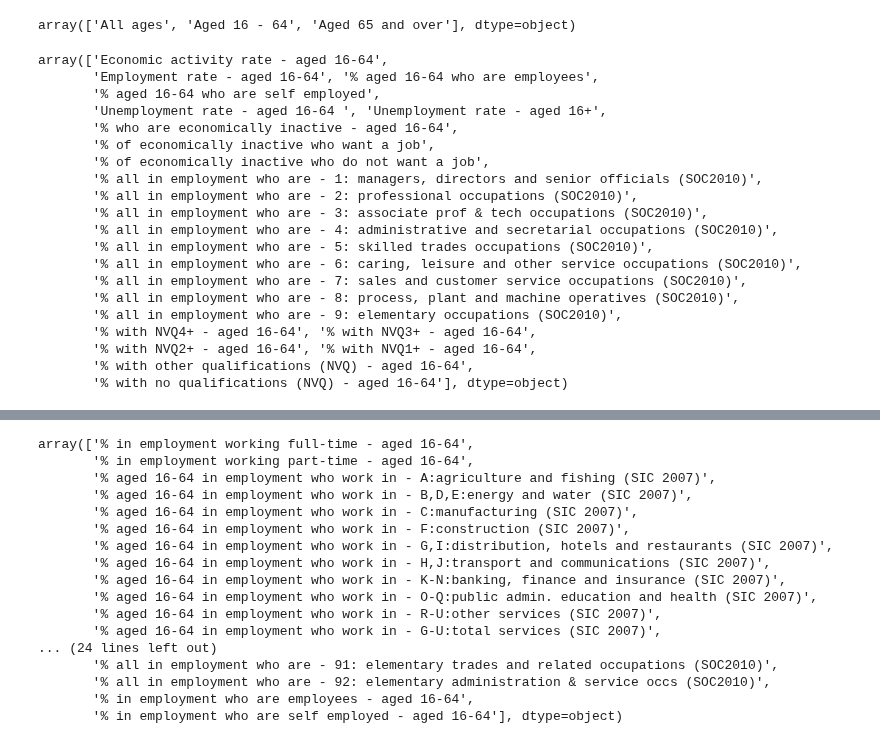
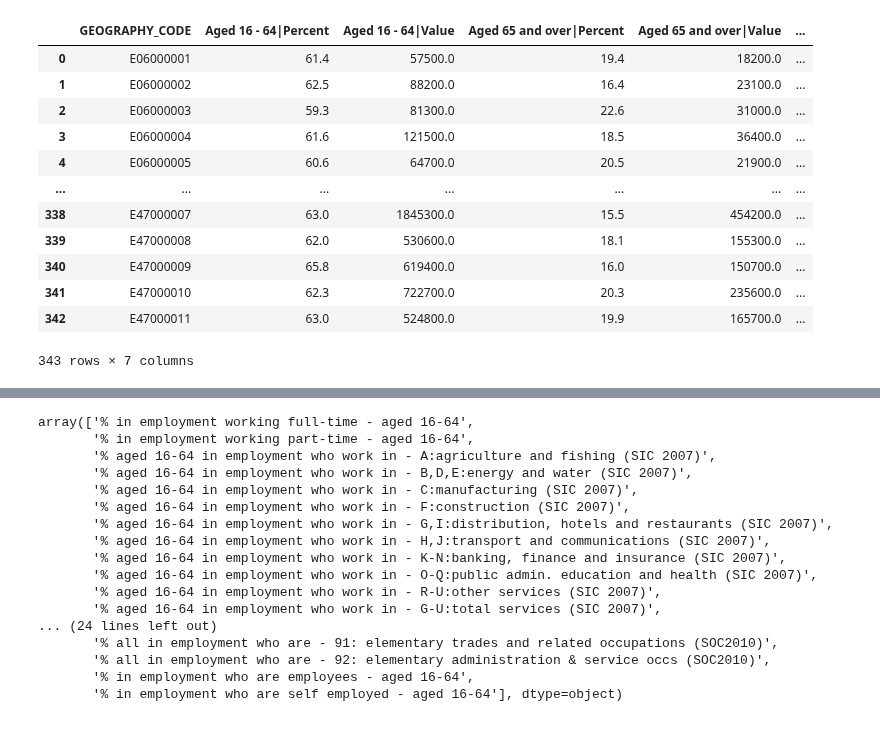
Before and after one commit to craig-shenton/nomis-workforce-clustering, a Jupyter notebook: nomis_data.ipynb, the cells around one changed output, grey strips where cells are left out. Cells and saved outputs as stored; diff of their text form; code cells hidden in the pictures.

```diff
--- a/nomis_data.ipynb
+++ b/nomis_data.ipynb
@@ -7,38 +27,31 @@ import json
 # NOMIS API - Population estimates - local authority based by five year age band
 url = 'https://www.nomisweb.co.uk/api/v01/dataset/NM_31_1.data.csv?geography=1811939329...1811939332,1811939334...1811939336,1811939338...1811939428,1811939436...1811939442,1811939768,1811939769,1811939443...1811939497,1811939499...1811939501,1811939503,1811939505...1811939507,1811939509...1811939517,1811939519,1811939520,1811939524...1811939570,1811939575...1811939599,1811939601...1811939628,1811939630...1811939634,1811939636...1811939647,1811939649,1811939655...1811939664,1811939667...1811939680,1811939682,1811939683,1811939685,1811939687...1811939704,1811939707,1811939708,1811939710,1811939712...1811939717,1811939719,1811939720,1811939722...1811939730,1811939757...1811939767,1807745025...1807745028,1807745030...1807745032,1807745034...1807745083,1807745085,1807745282,1807745283,1807745086...1807745155,1807745157...1807745164,1807745166...1807745170,1807745172...1807745177,1807745179...1807745194,1807745196,1807745197,1807745199,1807745201...1807745218,1807745221,1807745222,1807745224,1807745226...1807745231,1807745233,1807745234,1807745236...1807745244,1807745271...1807745281,1853882369...1853882372,1853882374...1853882379&date=latest&sex=7&age=0,22,25&measures=20100,20301'
 
-df = pd.read_csv(url)
-df = df[['DATE','GEOGRAPHY_NAME','GEOGRAPHY_CODE','GEOGRAPHY_TYPE','AGE_NAME','MEASURES_NAME','OBS_VALUE']]
-df = df[df['GEOGRAPHY_CODE'].str.contains("E")]
-df['AGE_NAME'].unique()
+df_population = pd.read_csv(url)
-# %% [output]
-array(['All ages', 'Aged 16 - 64', 'Aged 65 and over'], dtype=object)
+# %%
+df_population = df_population[['DATE','GEOGRAPHY_NAME','GEOGRAPHY_CODE','GEOGRAPHY_TYPE','AGE_NAME','MEASURES_NAME','OBS_VALUE']]
+df_population = df_population[df_population['GEOGRAPHY_CODE'].str.contains("E")]
+df_population_pivot = df_population.pivot_table(index=['GEOGRAPHY_CODE'],
+                    columns=['AGE_NAME','MEASURES_NAME'],
+                    values='OBS_VALUE').reset_index()
+df_population_pivot.columns = df_population_pivot.columns.map('|'.join).str.strip('|')
+df_population_pivot
+# %% [output]
+|  | GEOGRAPHY_CODE | Aged 16 - 64|Percent | Aged 16 - 64|Value | Aged 65 and over|Percent | Aged 65 and over|Value | ... |
+| 0 | E06000001 | 61.4 | 57500.0 | 19.4 | 18200.0 | ... |
+| 1 | E06000002 | 62.5 | 88200.0 | 16.4 | 23100.0 | ... |
+| 2 | E06000003 | 59.3 | 81300.0 | 22.6 | 31000.0 | ... |
+| 3 | E06000004 | 61.6 | 121500.0 | 18.5 | 36400.0 | ... |
+| 4 | E06000005 | 60.6 | 64700.0 | 20.5 | 21900.0 | ... |
+| ... | ... | ... | ... | ... | ... | ... |
+| 338 | E47000007 | 63.0 | 1845300.0 | 15.5 | 454200.0 | ... |
+| 339 | E47000008 | 62.0 | 530600.0 | 18.1 | 155300.0 | ... |
+| 340 | E47000009 | 65.8 | 619400.0 | 16.0 | 150700.0 | ... |
+| 341 | E47000010 | 62.3 | 722700.0 | 20.3 | 235600.0 | ... |
+| 342 | E47000011 | 63.0 | 524800.0 | 19.9 | 165700.0 | ... |
+343 rows × 7 columns
 # %%
 # NOMIS - annual population survey
 url = 'https://www.nomisweb.co.uk/api/v01/dataset/NM_17_5.data.csv?geography=1853882369...1853882372,1853882374...1853882379,1807745025...1807745028,1807745030...1807745032,1807745034...1807745083,1807745085,1807745282,1807745283,1807745086...1807745155,1807745157...1807745164,1807745166...1807745170,1807745172...1807745177,1807745179...1807745194,1807745196,1807745197,1807745199,1807745201...1807745218,1807745221,1807745222,1807745224,1807745226...1807745231,1807745233,1807745234,1807745236...1807745244,1811939329...1811939332,1811939334...1811939336,1811939338...1811939428,1811939436...1811939442,1811939768,1811939769,1811939443...1811939497,1811939499...1811939501,1811939503,1811939505...1811939507,1811939509...1811939517,1811939519,1811939520,1811939524...1811939570,1811939575...1811939599,1811939601...1811939628,1811939630...1811939634,1811939636...1811939647,1811939649,1811939655...1811939664,1811939667...1811939680,1811939682,1811939683,1811939685,1811939687...1811939704,1811939707,1811939708,1811939710,1811939712...1811939717,1811939719,1811939720,1811939722...1811939730&date=latestMINUS4&variable=18,45,248,249,84,83,111,1487,1488,1532...1540,290,720...722,335,344&measures=20599,21001,21002,21003'
 
-df = pd.read_csv(url)
-df = df[['DATE','GEOGRAPHY_NAME','GEOGRAPHY_CODE','GEOGRAPHY_TYPE','MEASURES_NAME','VARIABLE_NAME','OBS_VALUE']]
-df = df[df['GEOGRAPHY_CODE'].str.contains("E")]
-df['VARIABLE_NAME'].unique()
+df_survey = pd.read_csv(url)
-# %% [output]
-array(['Economic activity rate - aged 16-64',
-       'Employment rate - aged 16-64', '% aged 16-64 who are employees',
-       '% aged 16-64 who are self employed',
-       'Unemployment rate - aged 16-64 ', 'Unemployment rate - aged 16+',
-       '% who are economically inactive - aged 16-64',
-       '% of economically inactive who want a job',
-       '% of economically inactive who do not want a job',
-       '% all in employment who are - 1: managers, directors and senior officials (SOC2010)',
-       '% all in employment who are - 2: professional occupations (SOC2010)',
-       '% all in employment who are - 3: associate prof & tech occupations (SOC2010)',
-       '% all in employment who are - 4: administrative and secretarial occupations (SOC2010)',
-       '% all in employment who are - 5: skilled trades occupations (SOC2010)',
-       '% all in employment who are - 6: caring, leisure and other service occupations (SOC2010)',
-       '% all in employment who are - 7: sales and customer service occupations (SOC2010)',
-       '% all in employment who are - 8: process, plant and machine operatives (SOC2010)',
-       '% all in employment who are - 9: elementary occupations (SOC2010)',
-       '% with NVQ4+ - aged 16-64', '% with NVQ3+ - aged 16-64',
-       '% with NVQ2+ - aged 16-64', '% with NVQ1+ - aged 16-64',
-       '% with other qualifications (NVQ) - aged 16-64',
-       '% with no qualifications (NVQ) - aged 16-64'], dtype=object)
```
Also changed, not shown: parts of 11 cells of this notebook, 9 other files.
